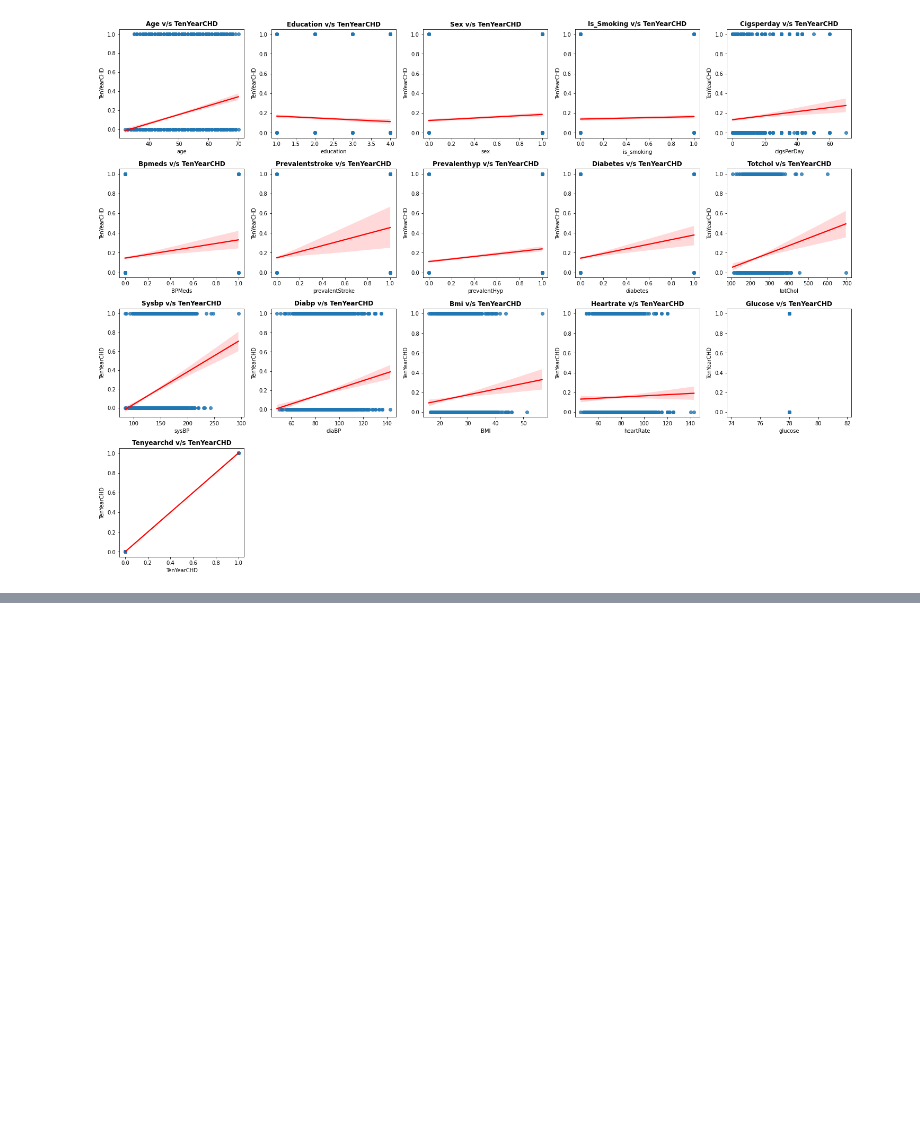
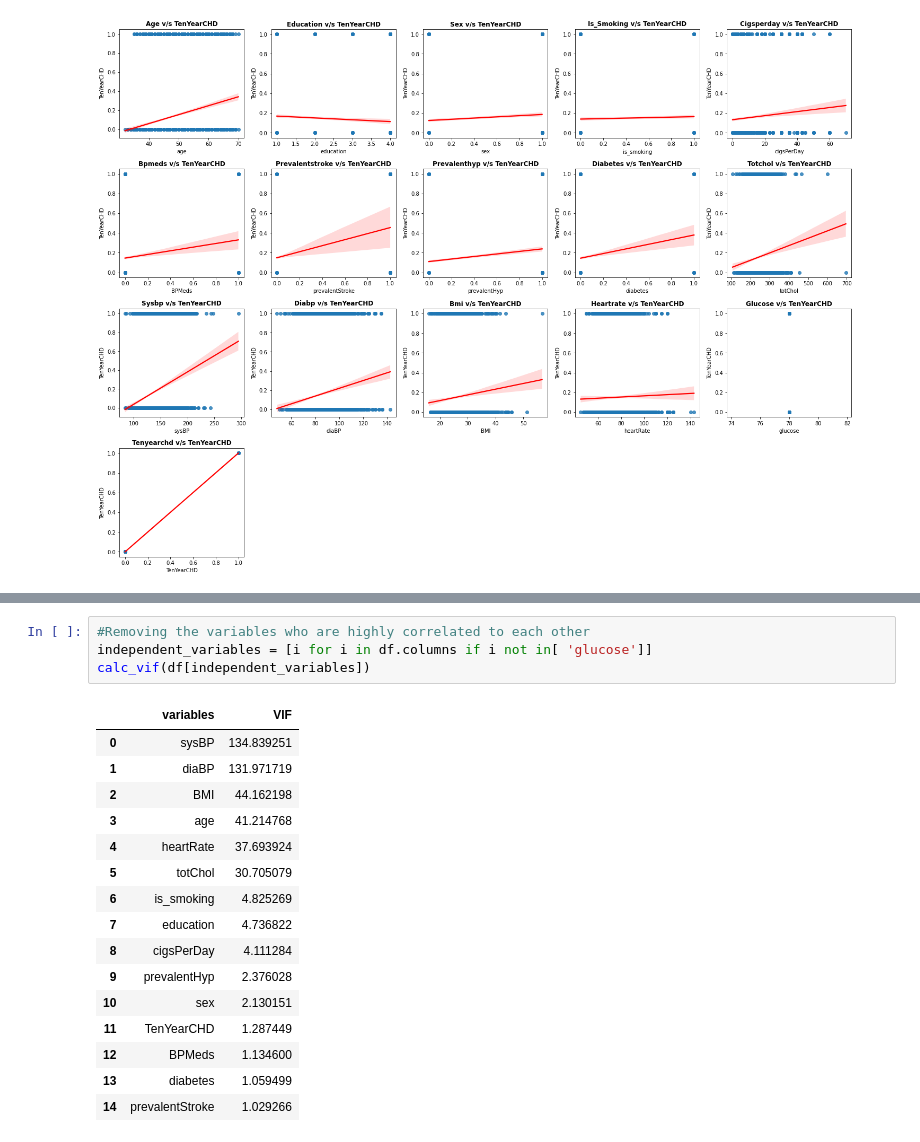
Before and after one commit to sksamima5/Cardiovascular-Risk-Prediction, a Jupyter notebook: Cardiovascular_Risk_Prediction_.ipynb, the cells around one changed output, grey strips where cells are left out. Drawn from its saved outputs; the diff is of its cells as text; blank space fills up the shorter version.

```diff
--- a/Cardiovascular_Risk_Prediction_.ipynb
+++ b/Cardiovascular_Risk_Prediction_.ipynb
@@ -470,0 +491,21 @@ for n,column in enumerate(df.columns):
+# %%
+#Removing the variables who are highly correlated to each other
+independent_variables = [i for i in df.columns if i not in[ 'glucose']]
+calc_vif(df[independent_variables])
+# %% [output]
+|  | variables | VIF |
+| 0 | sysBP | 134.839251 |
+| 1 | diaBP | 131.971719 |
+| 2 | BMI | 44.162198 |
+| 3 | age | 41.214768 |
+| 4 | heartRate | 37.693924 |
+| 5 | totChol | 30.705079 |
+| 6 | is_smoking | 4.825269 |
+| 7 | education | 4.736822 |
+| 8 | cigsPerDay | 4.111284 |
+| 9 | prevalentHyp | 2.376028 |
+| 10 | sex | 2.130151 |
+| 11 | TenYearCHD | 1.287449 |
+| 12 | BPMeds | 1.134600 |
+| 13 | diabetes | 1.059499 |
+| 14 | prevalentStroke | 1.029266 |
```
Also changed, not shown: parts of 9 cells of this notebook.
